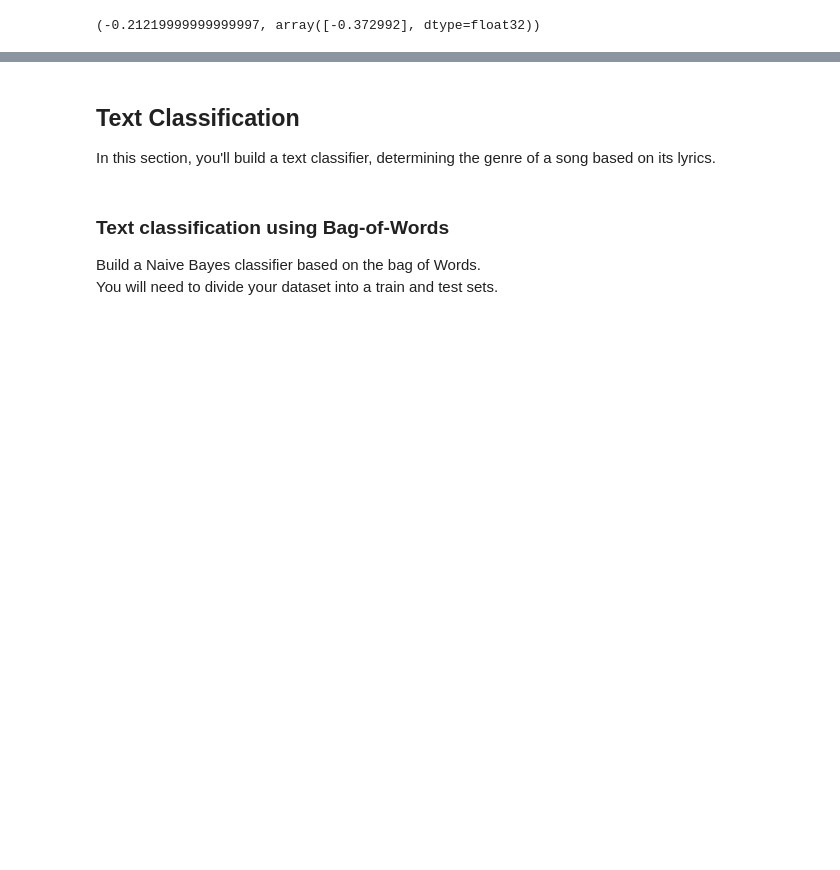
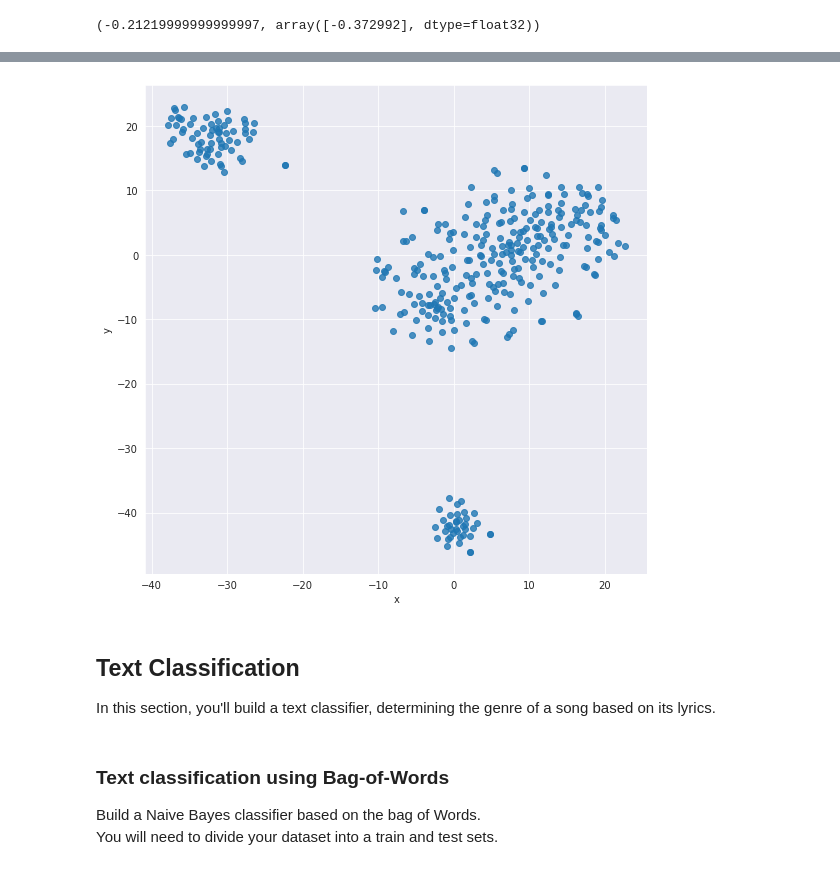
Before and after one commit to Hernanros/Y_Data_DL, a Jupyter notebook: [HW#3]Word_embeddings/DL_word_embedding_assignment.ipynb, the cells around one changed output, grey strips where cells are left out. Drawn from its saved outputs; the diff is of its cells as text; code cells hidden in the pictures; blank space fills up the shorter version.

```diff
--- a/[HW#3]Word_embeddings/DL_word_embedding_assignment.ipynb
+++ b/[HW#3]Word_embeddings/DL_word_embedding_assignment.ipynb
@@ -528,0 +547,14 @@ Analyze the results.
+# %%
+top_words = []
+for genre in df2.index:
+  top_words.append(df2.loc[genre].sort_values()[:50].index)
+
+#flatten to one list and remove duplicates w/ set
+top_words = list(set([item for sublist in top_words for item in sublist]))
+# %%
+import seaborn as sns
+sns.set_style("darkgrid")
+
+import matplotlib.pyplot as plt
+from sklearn.decomposition import PCA
+from sklearn.manifold import TSNE
@@ -529,3 +568,34 @@ Analyze the results.
+# %%
+reduc = PCA(n_components=50).fit_transform(arrays)
+
+# Finds t-SNE coordinates for 2 dimensions
+np.set_printoptions(suppress=True)
+
+Y = TSNE(n_components=2, random_state=0, perplexity=15).fit_transform(reduc)
+
+# Sets everything up to plot
+df_plot = pd.DataFrame({'x': [x for x in Y[:, 0]],
+                    'y': [y for y in Y[:, 1]],
+                    'words': top_words})
+
+                    #'color': color_list
+
+fig, _ = plt.subplots()
+fig.set_size_inches(9, 9)
+
+# Basic plot
+p1 = sns.regplot(data=df_plot,
+                  x="x",
+                  y="y",
+                  fit_reg=False,
+                  marker="o")
+'''
+                  scatter_kws={'s': 40,
+                              'facecolors': df['color']}
+                )
+''';
+# %% [output]
+[figure, added]
 # %% [markdown]
 ## Text Classification
 In this section, you'll build a text classifier, determining the genre of a song based on its lyrics.
```
Also changed, not shown: parts of 29 cells of this notebook.
